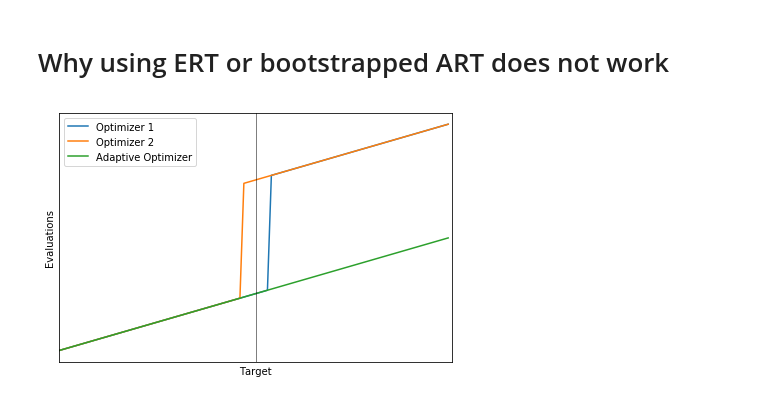
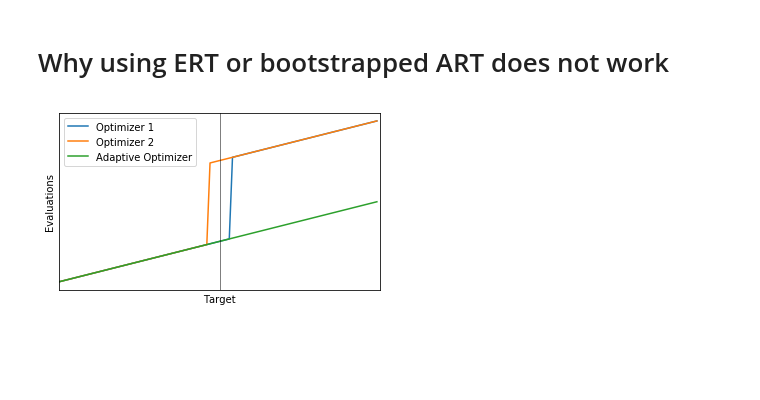
Before and after one commit to sjvrijn/adaptive-ES-configs, a Jupyter notebook: Illustrative plots.ipynb, the cells around one changed output. Saved outputs shown, nothing was run; the diff lists cells and outputs as text; code cells hidden in the pictures; blank space fills up the shorter version.

Commit message:
Updated figure sizes and labels

```diff
--- a/Illustrative plots.ipynb
+++ b/Illustrative plots.ipynb
@@ -133,30 +132,30 @@ plt.show()
 # %%
 a = np.arange(100)
 b = np.arange(100)
 
 a[54:] += 100
 b[47:] += 100
 c = np.concatenate((a[:50], (b[50:] - b[50] + a[50])))
 
-
+plt.figure(figsize=(5, 3))
 plt.plot(a, label='Optimizer 1')
 plt.plot(b, label='Optimizer 2')
 plt.plot(c, label='Adaptive Optimizer')
 plt.axvline(x=50, color='black', linewidth=1, alpha=.5)
 plt.legend(loc=0)
 plt.tick_params(
     axis='both',
     which='both',
     bottom=False,
     left=False,
     labelbottom=False,
     labelleft=False
 )
 plt.xlim([0,100])
 plt.xlabel('Target')
 plt.ylabel('Evaluations')
 plt.tight_layout()
 plt.savefig('adaptive_beats_ERT.pdf')
 plt.show()
 # %% [output]
-[figure, old version]
+[figure, new version]
```
Also changed, not shown: parts of 1 cell of this notebook.
